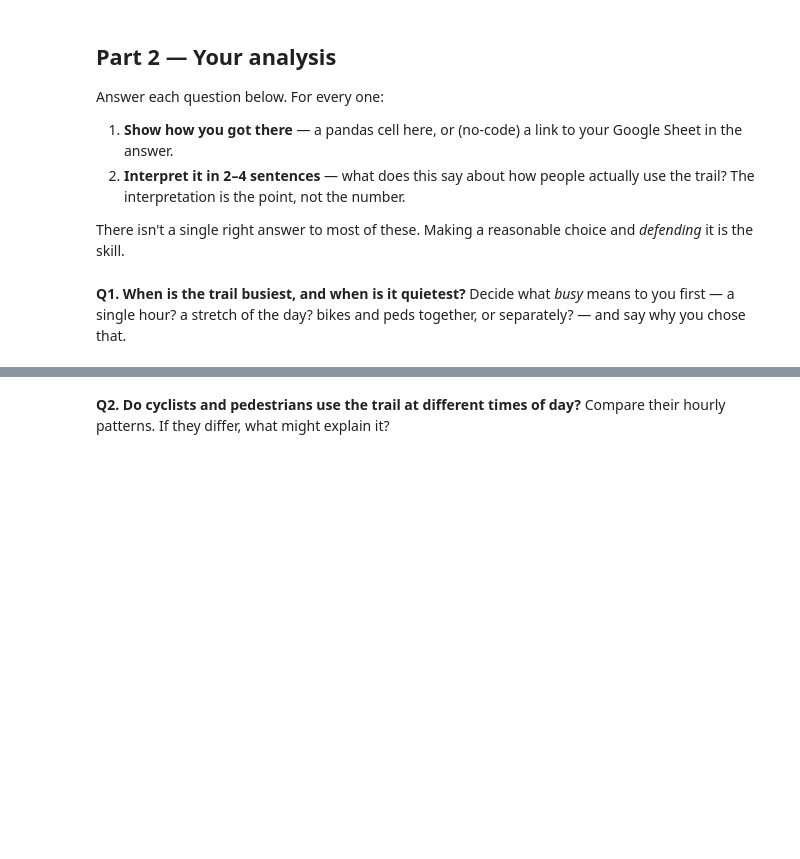
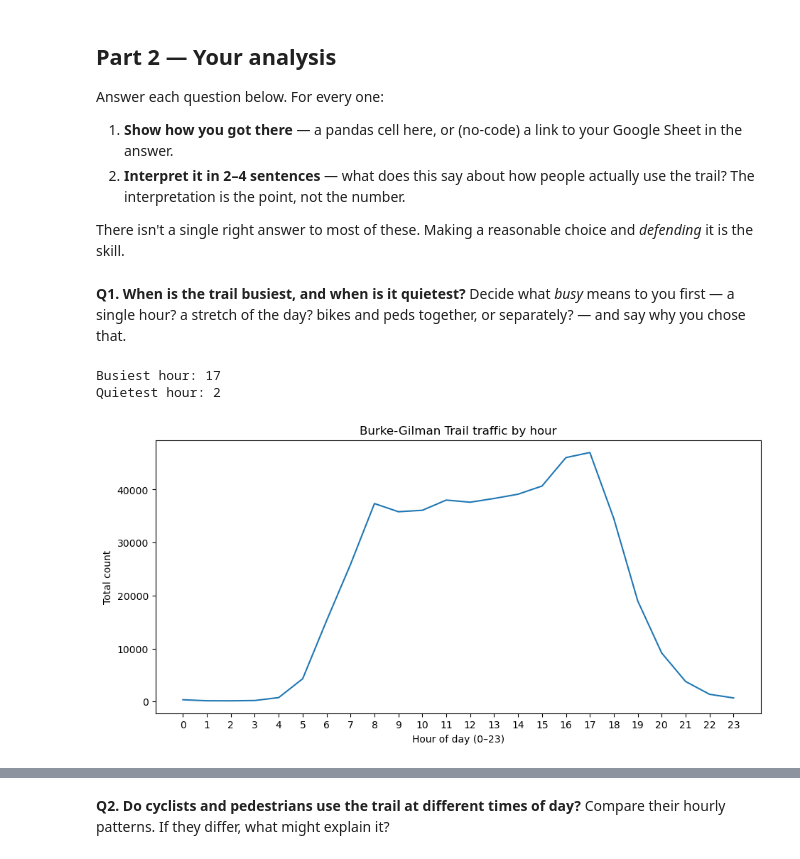
Before and after one commit to sarahjay5/hcde-410, a Jupyter notebook: A1/A1.ipynb, the cells around one changed output, grey strips where cells are left out. Drawn from its saved outputs; the diff is of its cells as text; code cells hidden in the pictures; blank space fills up the shorter version.

```diff
--- a/A1/A1.ipynb
+++ b/A1/A1.ipynb
@@ -101,7 +141,27 @@ There isn't a single right answer to most of these. Making a reasonable choice a
 Decide what *busy* means to you first — a single hour? a stretch of the day? bikes and peds together, or separately? — and say why you chose that.
 # %%
 # Your code for Q1 (or put a Google Sheets link in your written answer below)
-changes
+# Group the data by hour and sum bike and pedestrian counts
+by_hour = df.groupby("hour")[["bikes", "peds"]].sum()
+
+# Combine bikes and pedestrians to measure overall traffic
+by_hour["total"] = by_hour["bikes"] + by_hour["peds"]
+
+# Find the busiest and quietest hours
+print("Busiest hour:", by_hour["total"].idxmax())
+print("Quietest hour:", by_hour["total"].idxmin())
+
+# Plot total traffic by hour
+by_hour["total"].plot(figsize=(11, 5))
+plt.title("Burke-Gilman Trail traffic by hour")
+plt.xlabel("Hour of day (0–23)")
+plt.ylabel("Total count")
+plt.xticks(range(24))
+plt.show()
+# %% [output]
+Busiest hour: 17
+Quietest hour: 2
+[figure, added]
 # %% [markdown]
 **Your Q1 answer:**
 
```
Also changed, not shown: parts of 12 cells of this notebook.
